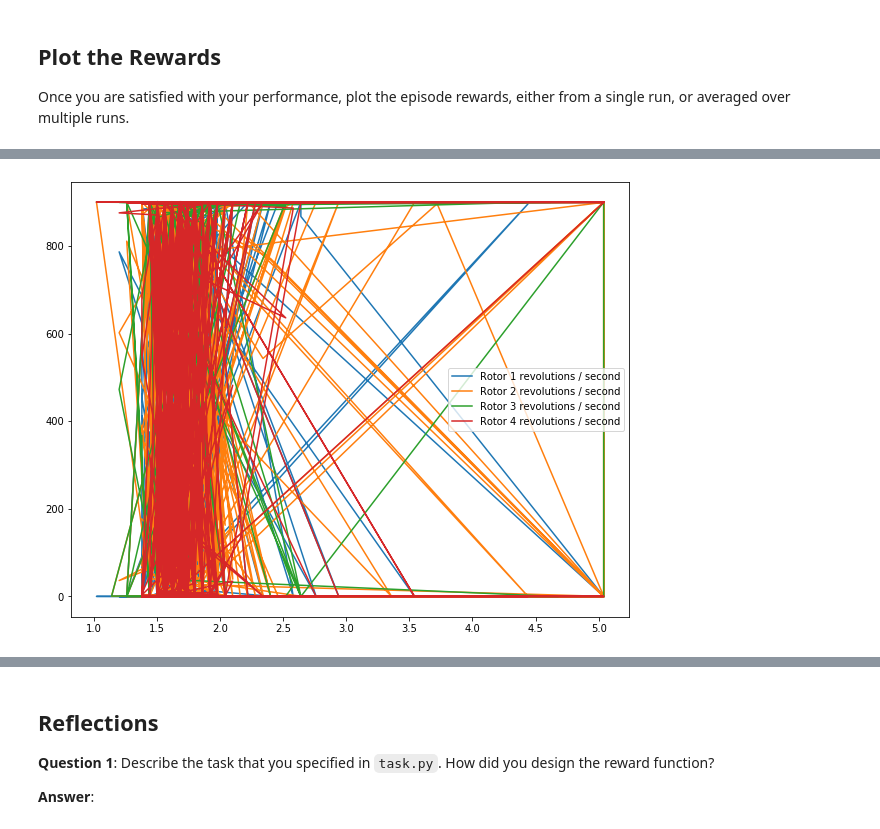
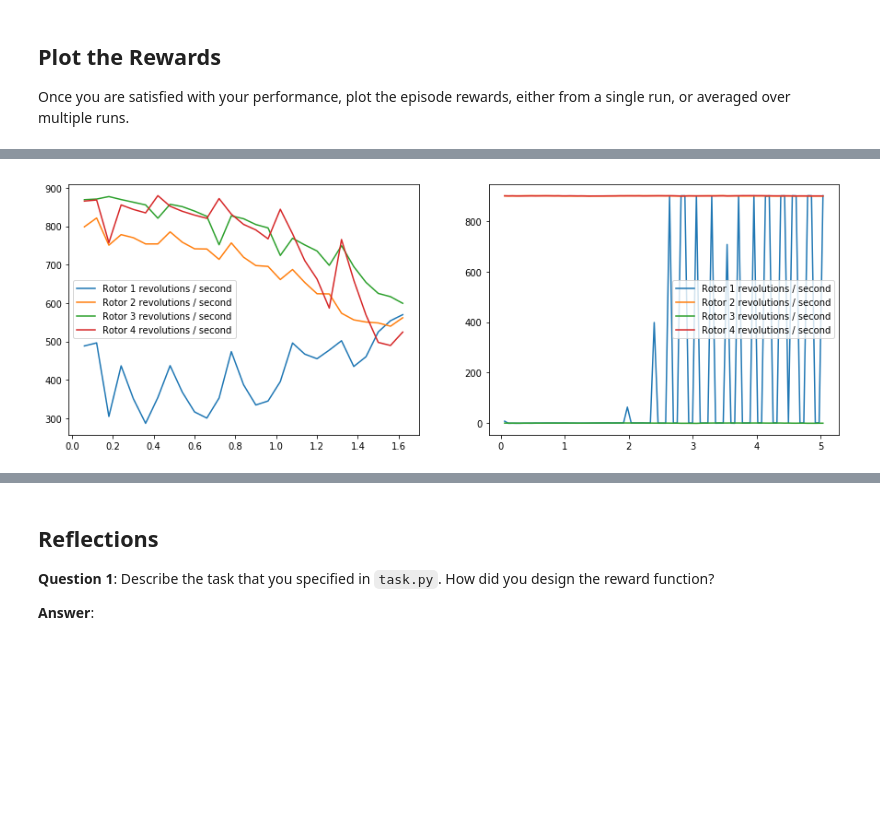
Before and after one commit to osamadel/RL-Quadcopter-2, a Jupyter notebook: Quadcopter_Project.ipynb, the cells around one changed output, grey strips where cells are left out. Saved outputs shown, nothing was run; the diff lists cells and outputs as text; code cells hidden in the pictures; blank space fills up the shorter version.

```diff
--- a/Quadcopter_Project.ipynb
+++ b/Quadcopter_Project.ipynb
@@ -228,10 +209,11 @@ runtime = 200                                    # time limit of the episode
 init_pose = np.array([0., 0., 10., 0., 0., 0.])  # initial pose
 init_velocities = np.array([0., 0., 0.])         # initial velocities
 init_angle_velocities = np.array([0., 0., 0.])   # initial angle velocities
-num_episodes = 1000
+num_episodes = 500
 
+# target pose
+target_pos = np.array([0., 0., 20., 0., 0., 0.])
 
-target_pos = np.array([0., 0., 0.])
 reward_list = []
 best_reward = -np.inf
 headers = ['time', 'x', 'y', 'z', 'phi', 'theta', 'psi', 'x_velocity',
@@ -259,7 +241,6 @@ for i_episode in range(1, num_episodes+1):
         next_state, reward, done = task.step(action)
         agent.step(action, reward, next_state, done)
         rewards += reward
-        if best_reward < rewards: best_reward = rewards
         state = next_state
         to_write =  [task.sim.time]+ \
                     list(task.sim.pose)+ \
@@ -271,8 +252,12 @@ for i_episode in range(1, num_episodes+1):
             ep_results[headers[jj]].append(to_write[jj])
         if done:
             results.append(ep_results)
-            print("\rEpisode = {:4d}, score = {:7.3f} (best = {:7.3f}), noise_scale = {}".format(
-                i_episode, rewards, best_reward, agent.noise.sample()), end="")  # [debug]
+            avg_rewards = rewards / steps
+            reward_list.append(avg_rewards)
+            if avg_rewards > best_reward:
+                best_reward = avg_rewards
+            print("\rEpisode = {:4d}, avg_score = {:7.3f} (best = {:7.3f}), noise_scale = {}".format(
+                i_episode, avg_rewards, best_reward, agent.noise.sample()), end="")  # [debug]
             break
 
     sys.stdout.flush()
@@ -324,10 +342,19 @@ _ = plt.ylim()
 # %%
-plt.figure(figsize=(10,8))
-plt.plot(results['time'], results['rotor_speed1'], label='Rotor 1 revolutions / second')
-plt.plot(results['time'], results['rotor_speed2'], label='Rotor 2 revolutions / second')
-plt.plot(results['time'], results['rotor_speed3'], label='Rotor 3 revolutions / second')
-plt.plot(results['time'], results['rotor_speed4'], label='Rotor 4 revolutions / second')
+plt.figure(figsize=(15,5))
+plt.subplot(121)
+plt.plot(results[0]['time'], results[0]['rotor_speed1'], label='Rotor 1 revolutions / second')
+plt.plot(results[0]['time'], results[0]['rotor_speed2'], label='Rotor 2 revolutions / second')
+plt.plot(results[0]['time'], results[0]['rotor_speed3'], label='Rotor 3 revolutions / second')
+plt.plot(results[0]['time'], results[0]['rotor_speed4'], label='Rotor 4 revolutions / second')
 plt.legend()
 _ = plt.ylim()
+
+plt.subplot(122)
+plt.plot(results[-1]['time'], results[-1]['rotor_speed1'], label='Rotor 1 revolutions / second')
+plt.plot(results[-1]['time'], results[-1]['rotor_speed2'], label='Rotor 2 revolutions / second')
+plt.plot(results[-1]['time'], results[-1]['rotor_speed3'], label='Rotor 3 revolutions / second')
+plt.plot(results[-1]['time'], results[-1]['rotor_speed4'], label='Rotor 4 revolutions / second')
+plt.legend()
+_ = plt.ylim()
 # %% [output]
-[figure, old version]
+[figure, new version]
```
Also changed, not shown: parts of 20 cells of this notebook, 1 other file.
